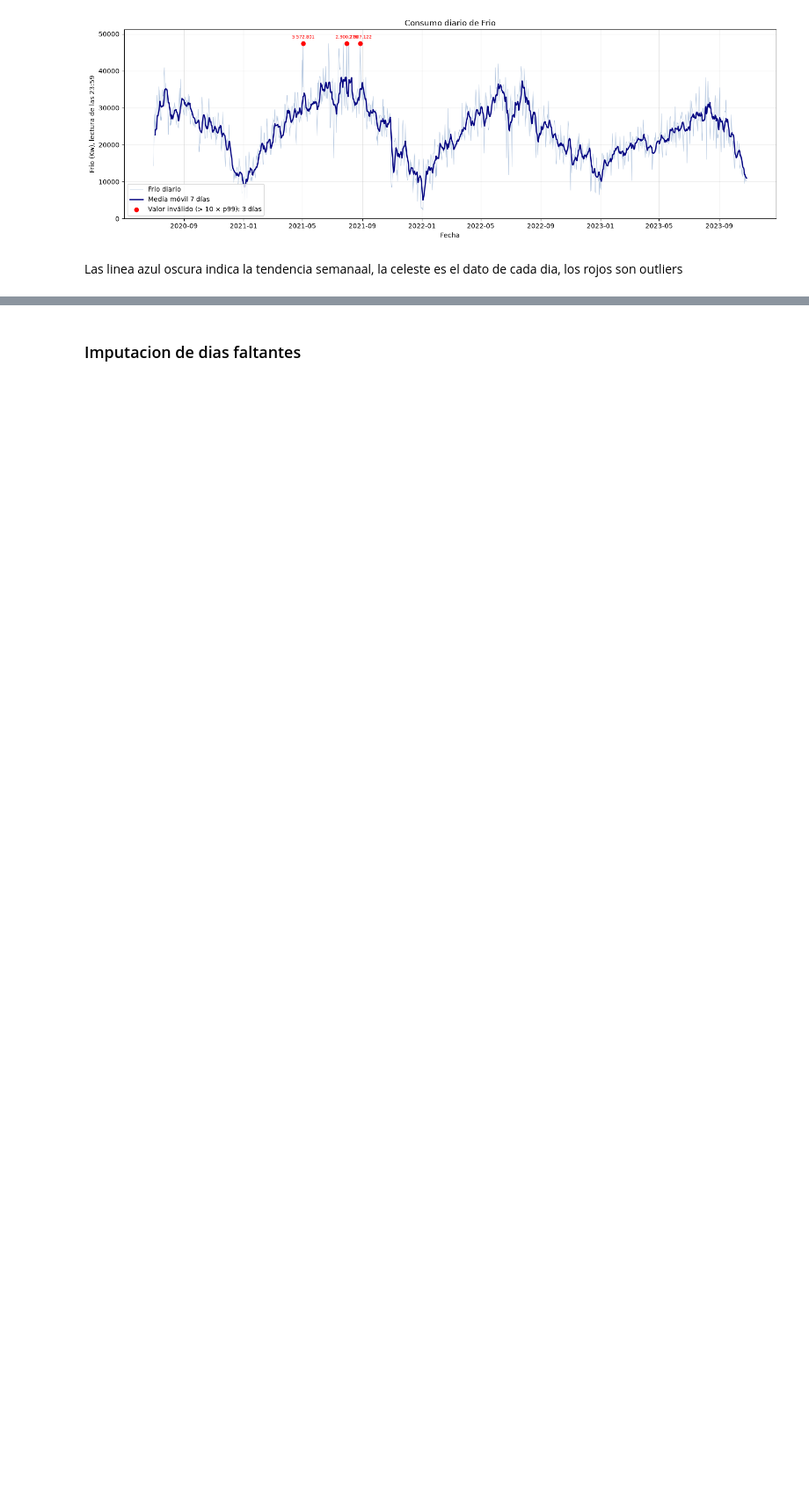
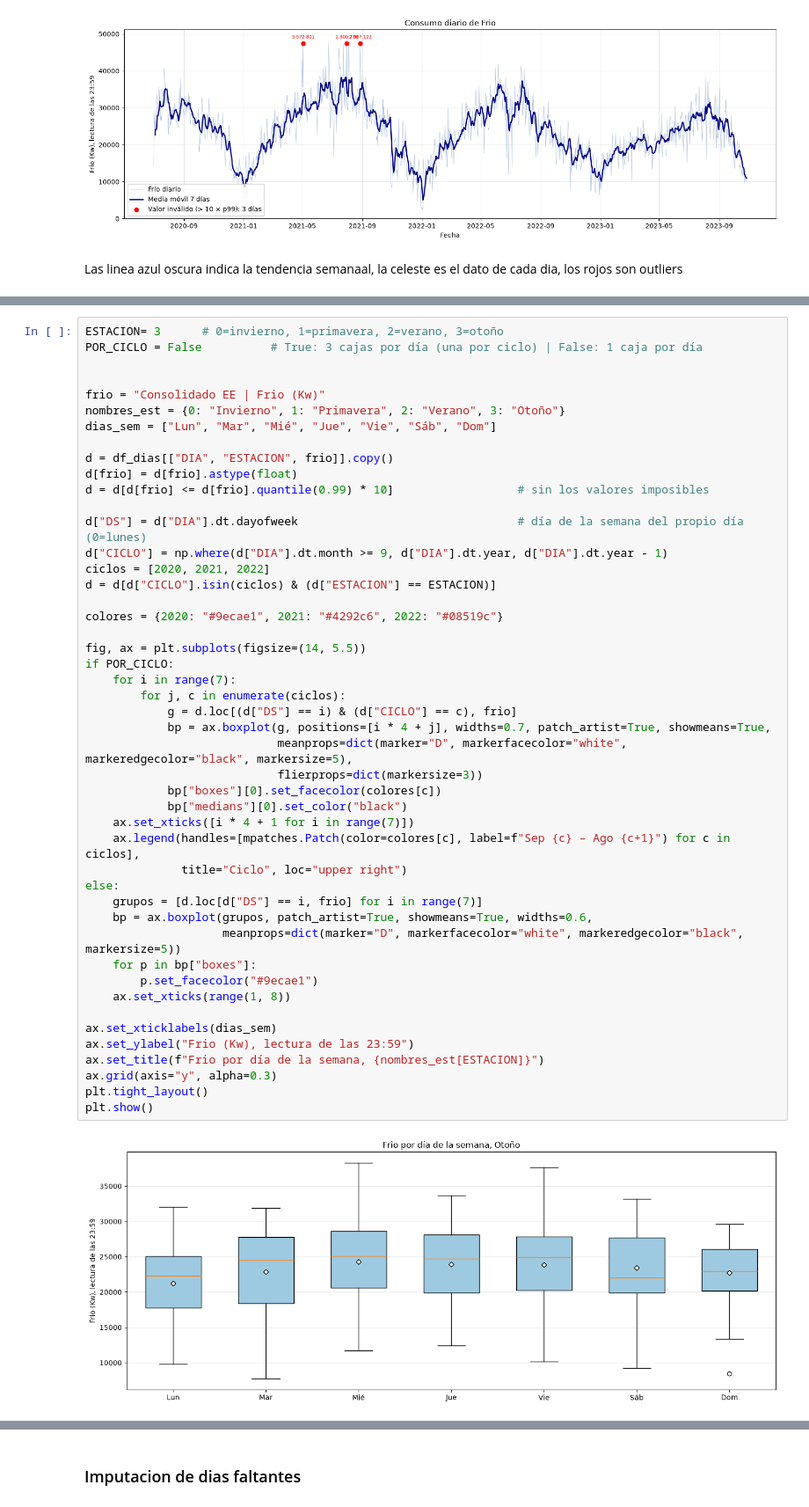
Before and after one commit to Marcjun/Cerveceria-LabDatosII, a Jupyter notebook: notebooks/eda.ipynb, the cells around one changed output, grey strips where cells are left out. Shown at 88% size. Cells and saved outputs as stored; diff of their text form; blank space fills up the shorter version.

```diff
--- a/notebooks/eda.ipynb
+++ b/notebooks/eda.ipynb
@@ -923,0 +992,49 @@ df_dias[["DIA", "MES", "ESTACION"]].head(5)
+# %%
+ESTACION= 3      # 0=invierno, 1=primavera, 2=verano, 3=otoño
+POR_CICLO = False          # True: 3 cajas por día (una por ciclo) | False: 1 caja por día
+
+
+frio = "Consolidado EE | Frio (Kw)"
+nombres_est = {0: "Invierno", 1: "Primavera", 2: "Verano", 3: "Otoño"}
+dias_sem = ["Lun", "Mar", "Mié", "Jue", "Vie", "Sáb", "Dom"]
+
+d = df_dias[["DIA", "ESTACION", frio]].copy()
+d[frio] = d[frio].astype(float)
+d = d[d[frio] <= d[frio].quantile(0.99) * 10]                  # sin los valores imposibles
+
+d["DS"] = d["DIA"].dt.dayofweek                                # día de la semana del propio día (0=lunes)
+d["CICLO"] = np.where(d["DIA"].dt.month >= 9, d["DIA"].dt.year, d["DIA"].dt.year - 1)
+ciclos = [2020, 2021, 2022]
+d = d[d["CICLO"].isin(ciclos) & (d["ESTACION"] == ESTACION)]
+
+colores = {2020: "#9ecae1", 2021: "#4292c6", 2022: "#08519c"}
+
+fig, ax = plt.subplots(figsize=(14, 5.5))
+if POR_CICLO:
+    for i in range(7):
+        for j, c in enumerate(ciclos):
+            g = d.loc[(d["DS"] == i) & (d["CICLO"] == c), frio]
+            bp = ax.boxplot(g, positions=[i * 4 + j], widths=0.7, patch_artist=True, showmeans=True,
+                            meanprops=dict(marker="D", markerfacecolor="white", markeredgecolor="black", markersize=5),
+                            flierprops=dict(markersize=3))
+            bp["boxes"][0].set_facecolor(colores[c])
+            bp["medians"][0].set_color("black")
+    ax.set_xticks([i * 4 + 1 for i in range(7)])
+    ax.legend(handles=[mpatches.Patch(color=colores[c], label=f"Sep {c} – Ago {c+1}") for c in ciclos],
+              title="Ciclo", loc="upper right")
+else:
+    grupos = [d.loc[d["DS"] == i, frio] for i in range(7)]
+    bp = ax.boxplot(grupos, patch_artist=True, showmeans=True, widths=0.6,
+                    meanprops=dict(marker="D", markerfacecolor="white", markeredgecolor="black", markersize=5))
+    for p in bp["boxes"]:
+        p.set_facecolor("#9ecae1")
+    ax.set_xticks(range(1, 8))
+
+ax.set_xticklabels(dias_sem)
+ax.set_ylabel("Frio (Kw), lectura de las 23:59")
+ax.set_title(f"Frio por día de la semana, {nombres_est[ESTACION]}")
+ax.grid(axis="y", alpha=0.3)
+plt.tight_layout()
+plt.show()
+# %% [output]
+[figure, added]
```
Also changed, not shown: parts of 38 cells of this notebook.
